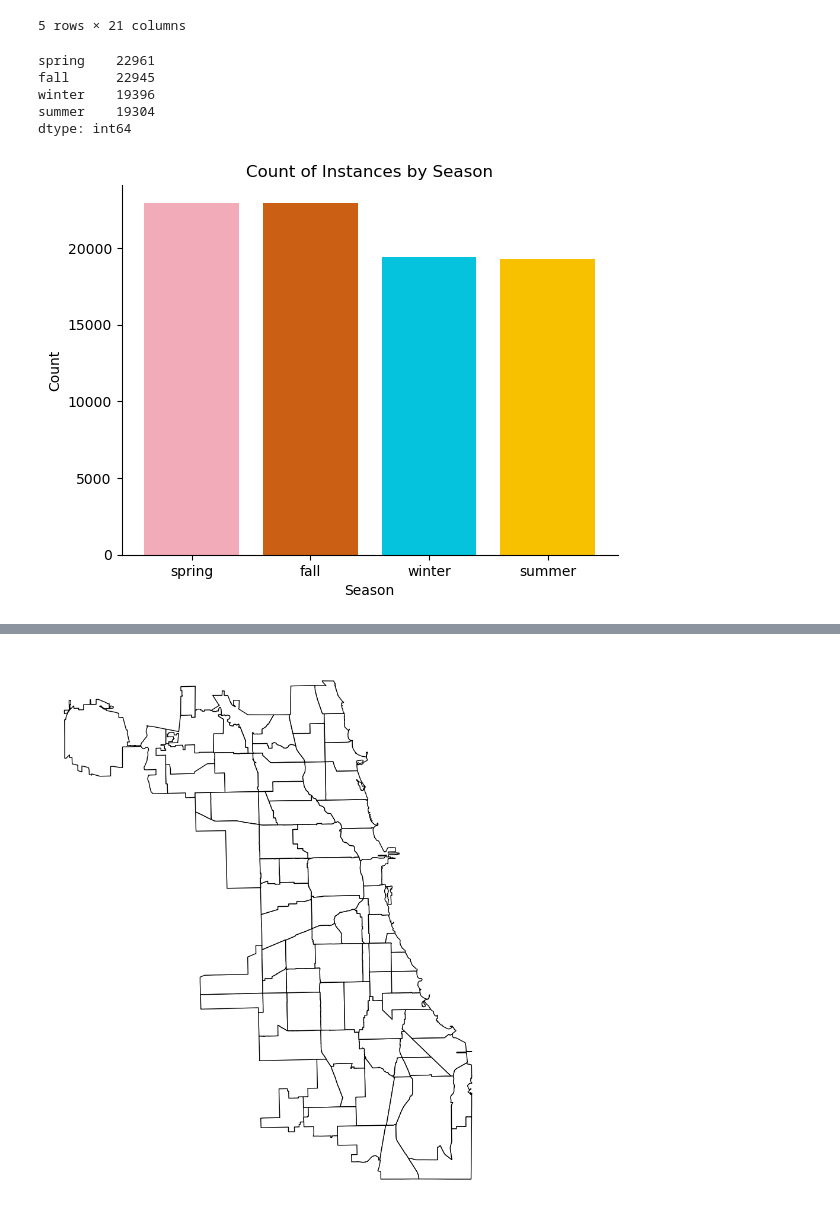
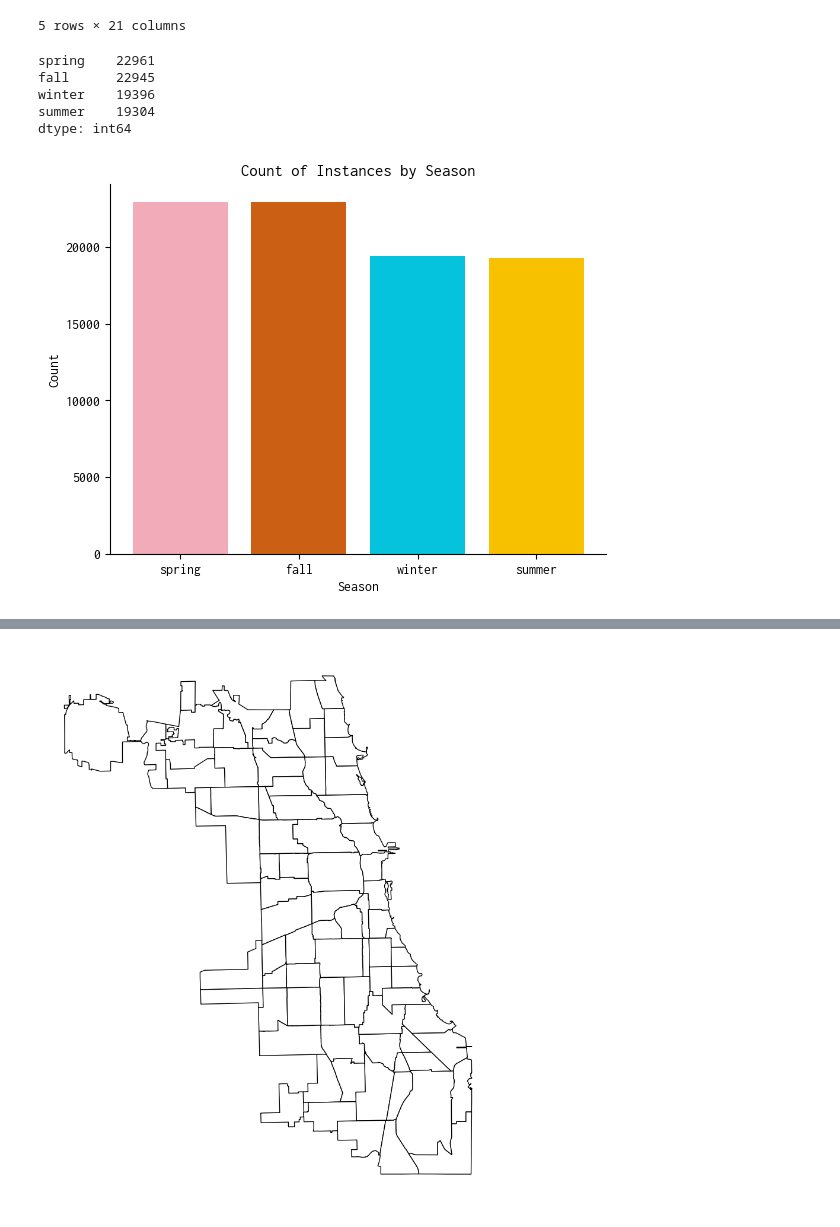
Before and after one commit to ishasharma2/stat390, a Jupyter notebook: eda.ipynb, the cells around one changed output, grey strips where cells are left out. Cells and saved outputs as stored; diff of their text form; code cells hidden in the pictures.

```diff
--- a/eda.ipynb
+++ b/eda.ipynb
@@ -52,6 +52,7 @@ clean_data.head()
 5 rows × 21 columns
 # %%
 clean_data['Start Date'] = pd.to_datetime(clean_data['Start Date'], format='%m/%d/%y')
+mpl.rcParams['font.family'] = 'Inconsolata'
 
 months = clean_data['Start Date'].dt.month
 
@@ -63,34 +64,34 @@ for month in months:
         seasons.append('spring')
     elif month in [6, 7, 8]:
         seasons.append('summer')
     else:
         seasons.append('fall')
 
 # Count the number of instances for each season
 season_counts = pd.Series(seasons).value_counts()
 print(season_counts)
 
 # Create a bar plot of the season counts
 colors = {'winter': '#05C3DD', 'spring': '#F1ABB9', 'summer': '#f8c100', 'fall': '#CB6015'}
 
 fig, ax = plt.subplots()
 ax.bar(season_counts.index, season_counts.values, color=[colors[season] for season in season_counts.index])
 
 ax.set_xlabel('Season')
 ax.set_ylabel('Count')
 ax.set_title('Count of Instances by Season')
 
 ax.spines['top'].set_visible(False)
 ax.spines['right'].set_visible(False)
 
 plt.show()
 # %% [output]
 spring    22961
 fall      22945
 winter    19396
 summer    19304
 dtype: int64
-[figure, old version]
+[figure, new version]
 # %%
 num_clusters = clean_data['Geographic Cluster Name'].nunique()
 
```
Also changed, not shown: parts of 11 cells of this notebook, 9 other files.
